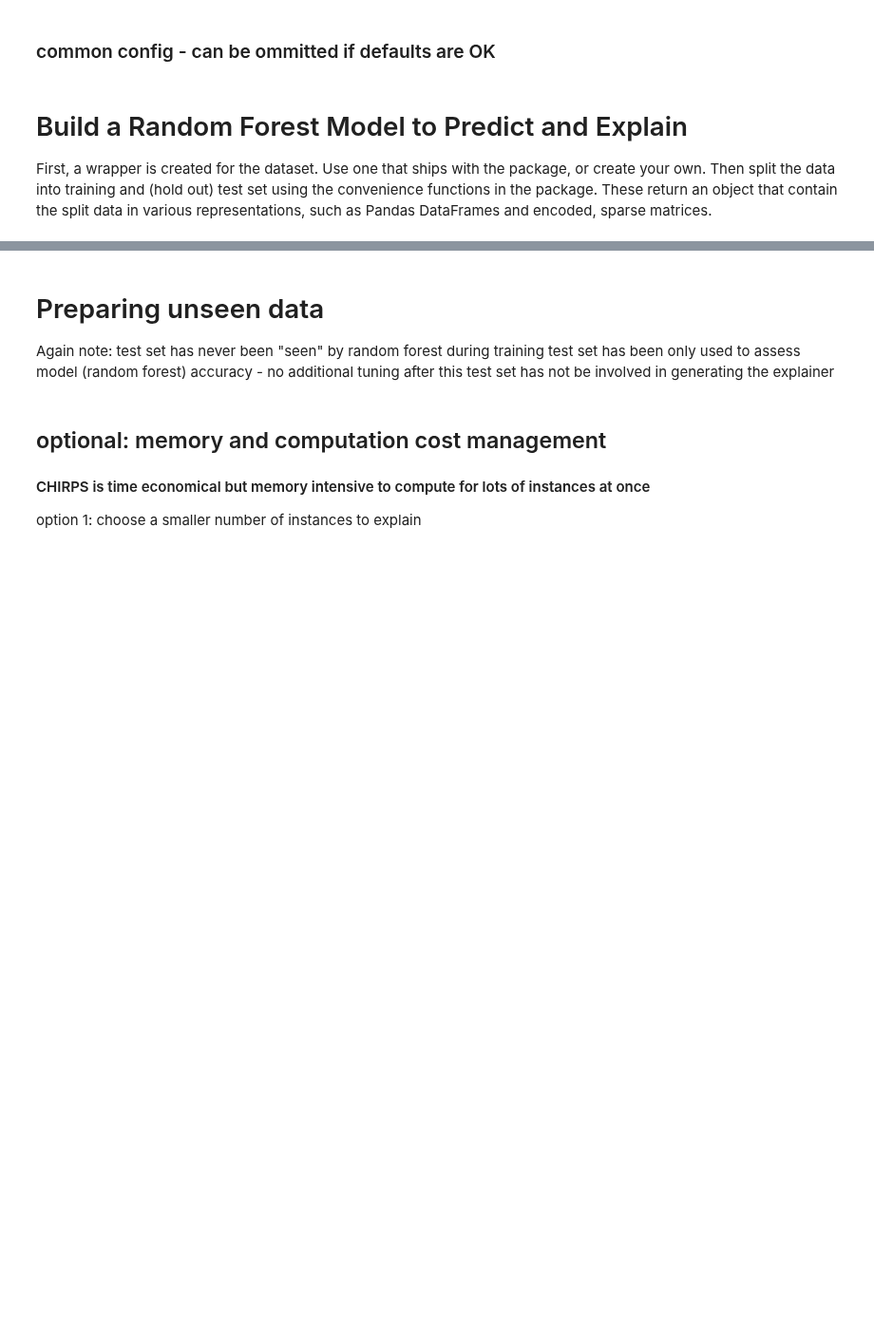
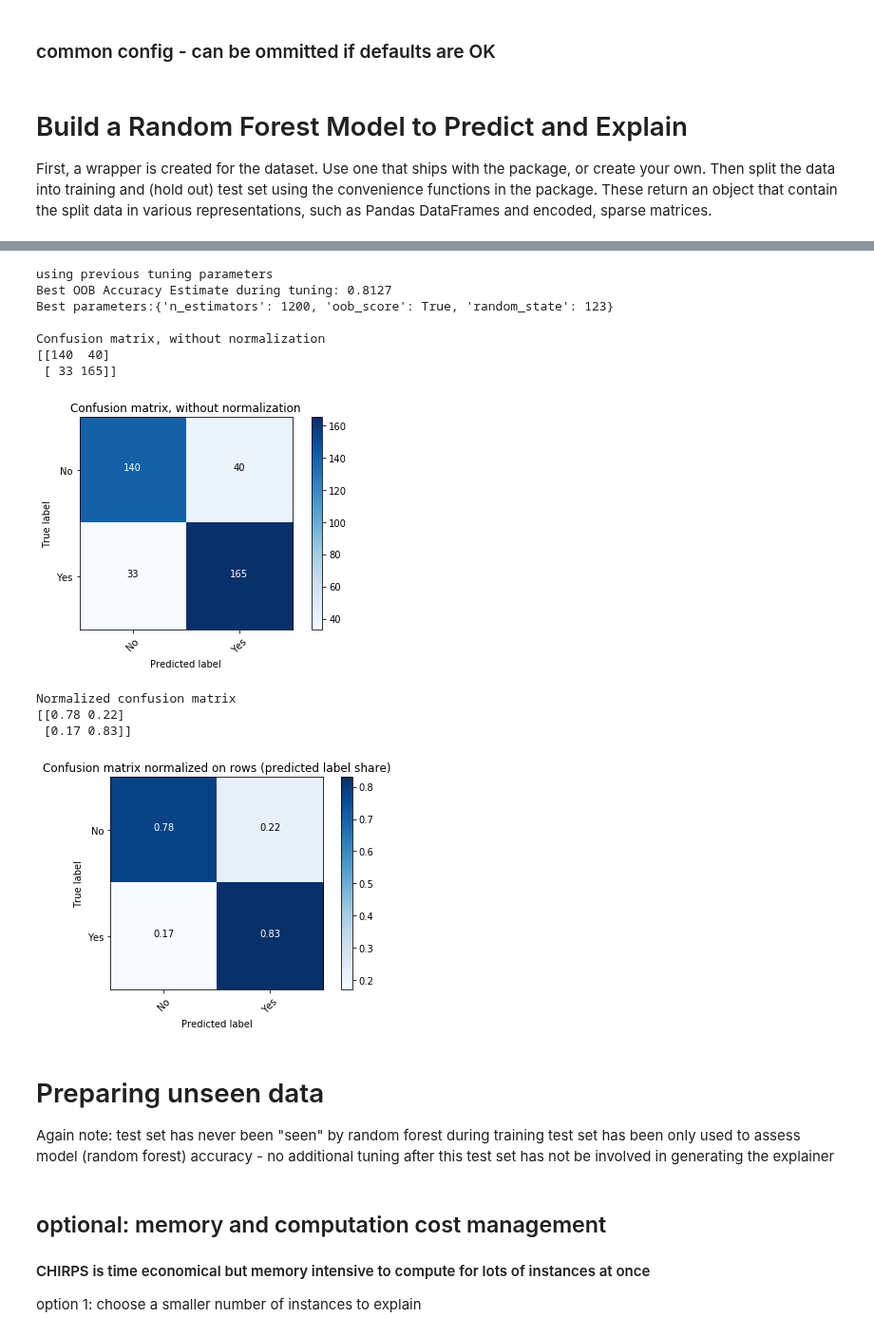
Before and after one commit to julianhatwell/explain_te, a Jupyter notebook: CHIRPS Examples.ipynb, the cells around one changed output, grey strips where cells are left out. Shown at 95% size. Saved outputs shown, nothing was run; the diff lists cells and outputs as text; code cells hidden in the pictures; blank space fills up the shorter version.

```diff
--- a/CHIRPS Examples.ipynb
+++ b/CHIRPS Examples.ipynb
@@ -78,14 +78,14 @@ train_index, test_index = mydata.get_tt_split_idx(random_state=random_state_spli
 tt = mydata.tt_split(train_index, test_index)
 
 # build model, tuned for high accuracy
-# model = 'RandomForest'
-model = 'AdaBoost1'
+model = 'RandomForest'
+# model = 'AdaBoost1'
 # model = 'AdaBoost2'
 # model = 'GBM'
 
 # decide if to run the whole tuning routine again (long for Adaboost)
 # RF routine has a default tuning grid, so can leave as None, or come up with some other options
-tuning = {'grid' : None, 'override' : False}
+tuning = {'grid' : None, 'override' : True}
 if model == 'RandomForest':
     tuning.update({'grid' : None}) # defaults to n_trees [200, 400, ..., 1600]
 
@@ -114,3 +116,15 @@ AttributeError: module 'CHIRPS.datasets' has no attribute 'mhtech'
+using previous tuning parameters
+Best OOB Accuracy Estimate during tuning: 0.8127
+Best parameters:{'n_estimators': 1200, 'oob_score': True, 'random_state': 123}
+
+Confusion matrix, without normalization
+[[140  40]
+ [ 33 165]]
+[figure, added]
+Normalized confusion matrix
+[[0.78 0.22]
+ [0.17 0.83]]
+[figure, added]
 # %% [markdown]
 # Preparing unseen data
 
```
Also changed, not shown: parts of 4 cells of this notebook, 2 other files.
